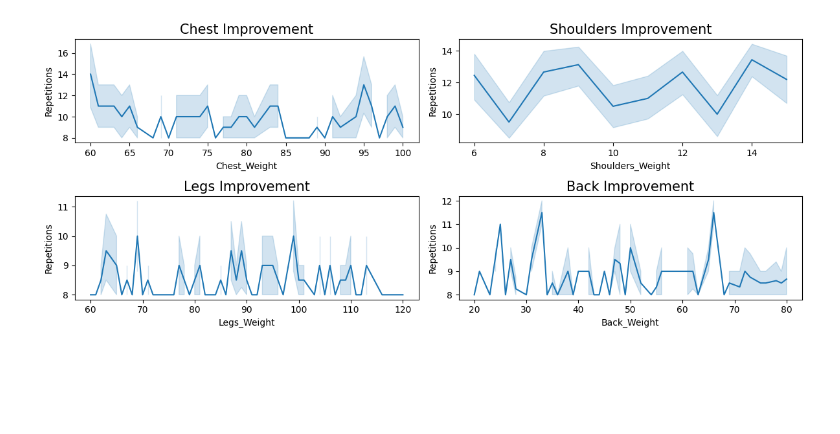
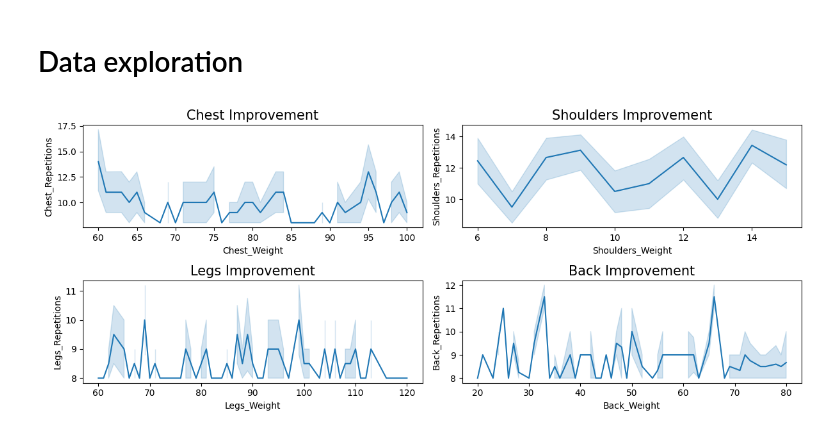
Before and after one commit to Clement733/workout_planner, a Jupyter notebook: data_improvement.ipynb, the cells around one changed output. Drawn from its saved outputs; the diff is of its cells as text; code cells hidden in the pictures; blank space fills up the shorter version.

```diff
--- a/data_improvement.ipynb
+++ b/data_improvement.ipynb
@@ -48,3 +74,0 @@ rep_chest
-# %%
-df_chest_improve = pd.DataFrame({'Chest_Weight': chest, 'Repetitions' : rep_chest})
-df_chest_improve.head()
@@ -89,3 +74,0 @@ rep_shoulders
-# %%
-df_shoulders_improve = pd.DataFrame({'Shoulders_Weight': shoulders, 'Repetitions': rep_shoulders})
-df_shoulders_improve
@@ -134,3 +74,0 @@ rep_legs
-# %%
-df_legs_improve = pd.DataFrame({'Legs_Weight': legs, 'Repetitions': rep_legs})
-df_legs_improve
@@ -179,3 +74,0 @@ rep_back
-# %%
-df_back_improve = pd.DataFrame({'Back_Weight': back, 'Repetitions': rep_back})
-df_back_improve
@@ -212,21 +93,23 @@ df_improve
 100 rows × 8 columns
+# %% [markdown]
+# Data exploration
 # %%
 import matplotlib.pyplot as plt
 import seaborn as sns
 # %%
 fig, ((ax1, ax2), (ax3, ax4)) = plt.subplots(2, 2, figsize=(12, 5))
-sns.lineplot(data=df_chest_improve, x = 'Chest_Weight', y='Repetitions', ax = ax1)
+sns.lineplot(data=df_chest_improve, x = 'Chest_Weight', y='Chest_Repetitions', ax = ax1)
 ax1.set_title('Chest Improvement', fontsize=15)
 
-sns.lineplot(data=df_shoulders_improve, x='Shoulders_Weight', y='Repetitions', ax = ax2)
+sns.lineplot(data=df_shoulders_improve, x='Shoulders_Weight', y='Shoulders_Repetitions', ax = ax2)
 ax2.set_title('Shoulders Improvement', fontsize=15)
 
-sns.lineplot(data=df_legs_improve, x='Legs_Weight', y='Repetitions', ax=ax3)
+sns.lineplot(data=df_legs_improve, x='Legs_Weight', y='Legs_Repetitions', ax=ax3)
 ax3.set_title('Legs Improvement', fontsize=15)
 
-sns.lineplot(data=df_back_improve, x='Back_Weight', y='Repetitions', ax=ax4)
+sns.lineplot(data=df_back_improve, x='Back_Weight', y='Back_Repetitions', ax=ax4)
 ax4.set_title('Back Improvement', fontsize=15)
 
 plt.tight_layout()
 # %% [output]
-[figure, old version]
+[figure, new version]
```
Also changed, not shown: parts of 35 cells of this notebook.
